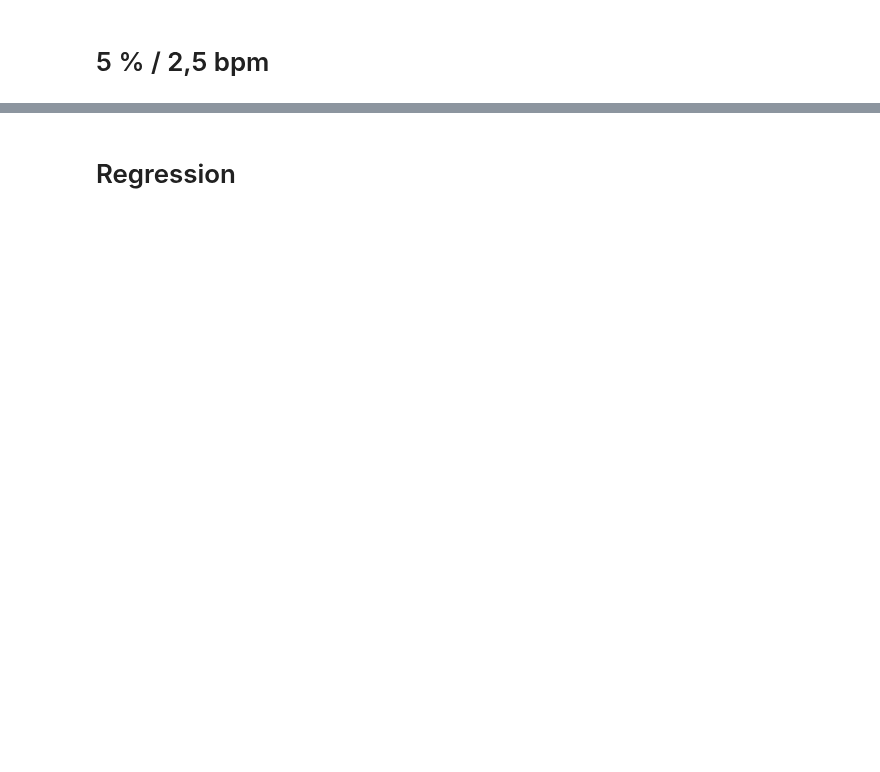
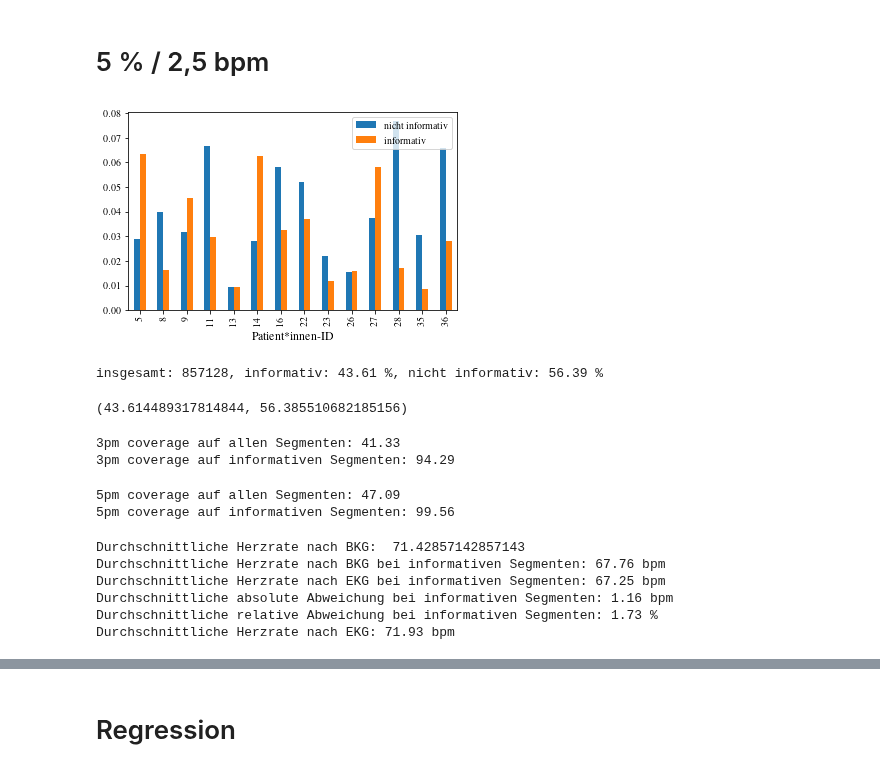
Before and after one commit to Zianor/Bachelorarbeit, a Jupyter notebook: Implementation/src/notebooks/label_investigation.ipynb, the cells around one changed output, grey strips where cells are left out. Drawn from its saved outputs; the diff is of its cells as text; code cells hidden in the pictures; blank space fills up the shorter version.

```diff
--- a/Implementation/src/notebooks/label_investigation.ipynb
+++ b/Implementation/src/notebooks/label_investigation.ipynb
@@ -140,20 +160,39 @@ print_hr_stats(data_15)
 # %% [markdown]
 # 5 % / 2,5 bpm
 # %%
-data_5 = pd.read_csv(utils.get_features_csv_path(segment_length=10, overlap_amount=0.9, hr_threshold=5), index_col=False)
+data_5 = pd.read_csv(utils.get_features_csv_path(segment_length=10, overlap_amount=0.9, hr_threshold=5,
+                                                 data_folder='data_patients'), index_col=False)
 pd.crosstab(data_5['patient_id'],data_5['informative'], normalize=True).plot.bar(figsize=utils.get_plt_big_size())
 plt.xlabel("Patient*innen-ID")
 plt.legend(['nicht informativ', 'informativ'])
 if save:
     plt.savefig(os.path.join(utils.get_thesis_pic_path(),'data-stats-5.pdf'), transparent=True, bbox_inches='tight', dpi=300)
+# %% [output]
+[figure, added]
 # %%
 print_distribution_stats(data_5)
+# %% [output]
+insgesamt: 857128, informativ: 43.61 %, nicht informativ: 56.39 %
+(43.614489317814844, 56.385510682185156)
 # %%
 print_3bpm_coverage(data_5)
+# %% [output]
+3pm coverage auf allen Segmenten: 41.33
+3pm coverage auf informativen Segmenten: 94.29
 # %%
 print_5bpm_coverage(data_5)
+# %% [output]
+5pm coverage auf allen Segmenten: 47.09
+5pm coverage auf informativen Segmenten: 99.56
 # %%
 print_hr_stats(data_5)
+# %% [output]
+Durchschnittliche Herzrate nach BKG:  71.42857142857143
+Durchschnittliche Herzrate nach BKG bei informativen Segmenten: 67.76 bpm
+Durchschnittliche Herzrate nach EKG bei informativen Segmenten: 67.25 bpm
+Durchschnittliche absolute Abweichung bei informativen Segmenten: 1.16 bpm
+Durchschnittliche relative Abweichung bei informativen Segmenten: 1.73 %
+Durchschnittliche Herzrate nach EKG: 71.93 bpm
 # %%
 inf_5, non_inf_5 = print_distribution_stats(data_5)
 inf_10, non_inf_10 = print_distribution_stats(data_10)
```
Also changed, not shown: parts of 13 cells of this notebook, 8 other files.
